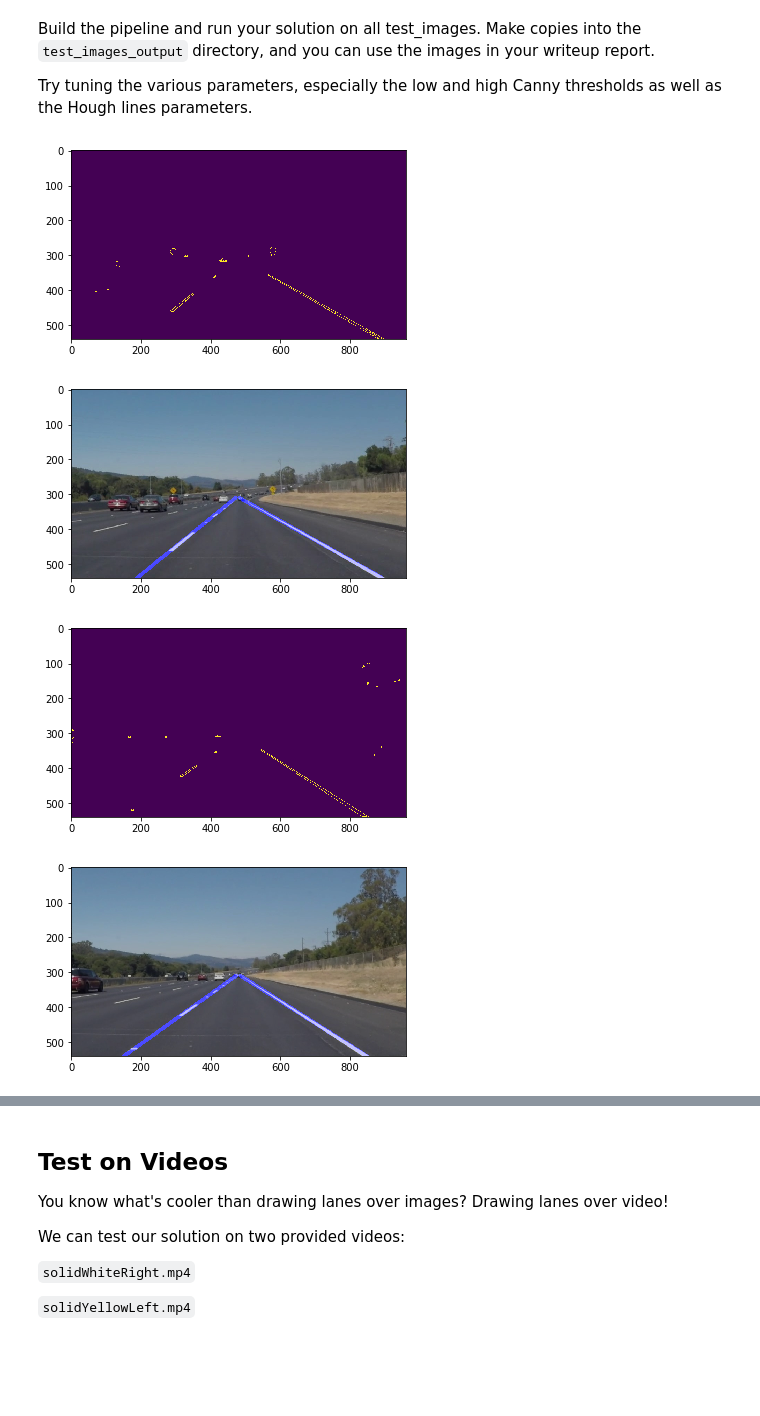
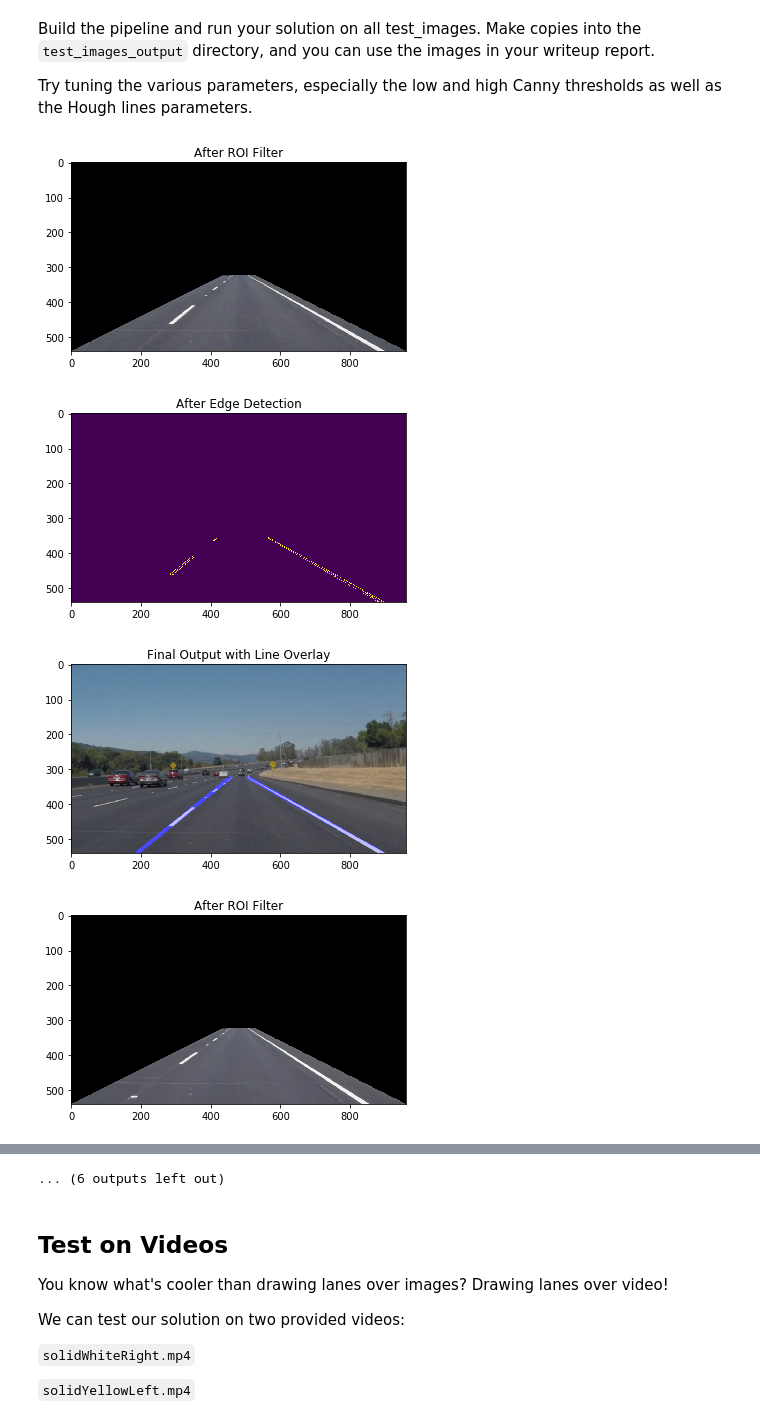
Before and after one commit to NotInControl/Project_1-Finding-Lane-Lines, a Jupyter notebook: P1.ipynb, the cells around one changed output, grey strips where cells are left out. Drawn from its saved outputs; the diff is of its cells as text; code cells hidden in the pictures; blank space fills up the shorter version.

```diff
--- a/P1.ipynb
+++ b/P1.ipynb
@@ -271,59 +336,68 @@ Try tuning the various parameters, especially the low and high Canny thresholds
 # then save them to the test_images directory.
 
 #For each image in the folder test imaages, we run the pipeline on
-for index, img in enumerate(os.listdir("test_images/")):
+for img in os.listdir("test_images/"):
     image = mpimg.imread('test_images/' + img)
 
+    #define a region of interest using the width/height of the image, remember 0,0 is top left corner, and max height,
+    # max with is bottom right corner, we choose percentage to scale better with varying image size
+    # use a numpy array with int32 type so all pixels get casted to an int() because thats what openCV expects
+    img_width = image.shape[1]
+    img_height = image.shape[0]
+    ROI_verts = np.array([[(0,img_height),(img_width*.45, img_height*.60), (img_width*.55, img_height*.60), (img_width,img_height)]], dtype=np.int32)
+    ROI_img = region_of_interest(image, ROI_verts)
+
     # convert image to HSV colorspave
-    hsv_img = hsv(image)
+    hsv_img = img2hsv(ROI_img)
+
+    fig = plt.figure()
+    plt.imshow(ROI_img)
+    plt.title('After ROI Filter')
 
     # define range of color in HSV for white and yellow lanes, note: openCV uses a range of
     # H: 0 - 180, S: 0 - 255, V: 0 - 255
     # for HSV values. In OpenCV HSV pure white is H=0, S=0, V=255, but so is H=180, S=0, V=255,
     # because of how the HSV wheel rolls over.
     # Pure Yellow is H=30, S=255, V=255
     lower_white_thresh = np.array([0,0,235])
     upper_white_thresh = np.array([255,255,255])
     lower_yellow_thresh = np.array([20,100,100])
     upper_yellow_thresh = np.array([30,255,255])
 
     #Threshold HSV image to masked image of yellow or whites only, and zero all other pixels
     white_thresh_img = cv2.inRange(hsv_img, lower_white_thresh, upper_white_thresh)
     yellow_thresh_img = cv2.inRange(hsv_img, lower_yellow_thresh, upper_yellow_thresh)
 
 
     # To have one image that has both yellow and white in the same masked image, we take the
     # Binary OR operation of the two images above to create a single image
     yellow_white_masked_img = cv2.bitwise_or(yellow_thresh_img, white_thresh_img)
 
-    kernel_size = 5
-    blurred_img = gaussian_blur(yellow_white_masked_img,kernel_size)
+    kernel = 3
+    blured = gaussian_blur(yellow_white_masked_img,kernel)
 
-    canny_low_threshold = 50
-    canny_high_threshold = 150
-    edges_img = canny(blurred_img,canny_low_threshold,canny_high_threshold)
+    canny_low = 50
+    canny_high= 150
+    edge_det_img = canny(blured,canny_low,canny_high)
 
     fig = plt.figure()
-    plt.imshow(edges_img)
+    plt.imshow(edge_det_img)
+    plt.title('After Edge Detection')
 
-    x = edges_img.shape[1]
-    y = edges_img.shape[0]
-    vertices = np.array([[(x*0.,y),(x*.500, y*.500), (x*.500, y*.575), (x,y)]], dtype=np.int32)
-    masked_img = region_of_interest(edges_img, vertices)
 
-    hough_rho = 3
-    hough_theta = np.pi/180
-    hough_threshold = 75
-    hough_min_line_length = 75
-    hough_max_line_gap = 350
-    hough_img = hough_lines(masked_img,hough_rho,hough_theta,hough_threshold,hough_min_line_length,hough_max_line_gap)
+    rho = 3
+    theta = np.pi/180
+    threshold = 75
+    min_line_length = 75
+    max_line_gap = 350
+    hough_line_img = hough_lines(edge_det_img,rho,theta,threshold,min_line_length,max_line_gap)
 
-    result = weighted_img(hough_img,image)
-
+    result = weighted_img(hough_line_img,image)
     fig = plt.figure()
     plt.imshow(result)
+    plt.title('Final Output with Line Overlay')
 # %% [output]
-[figure, old version]
+[figure, new version]
-[figure, old version]
+[figure, new version]
-[figure, old version]
+[figure, new version]
-[figure, old version]
+[figure, new version]
@@ -338,3 +412,4 @@ for index, img in enumerate(os.listdir("test_images/")):
+... (6 outputs left out)
 # %% [markdown]
 ## Test on Videos
 
```
Also changed, not shown: parts of 6 cells of this notebook, 3 other files.
